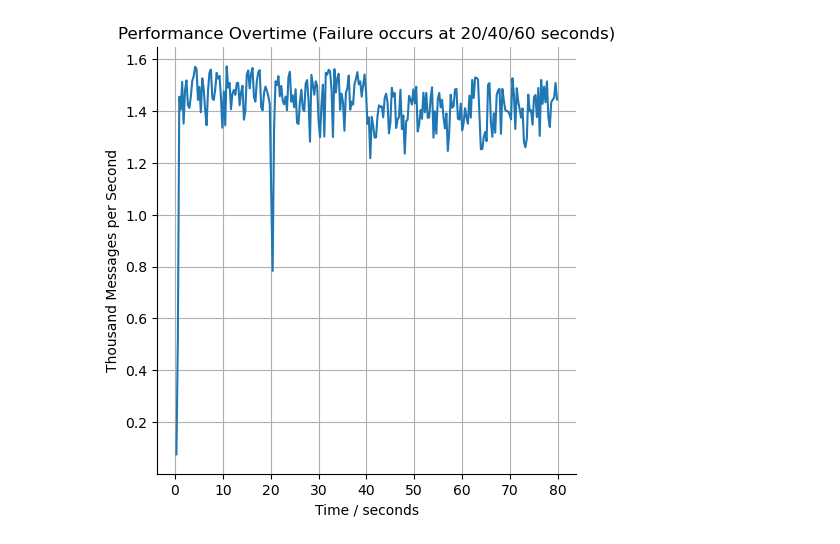
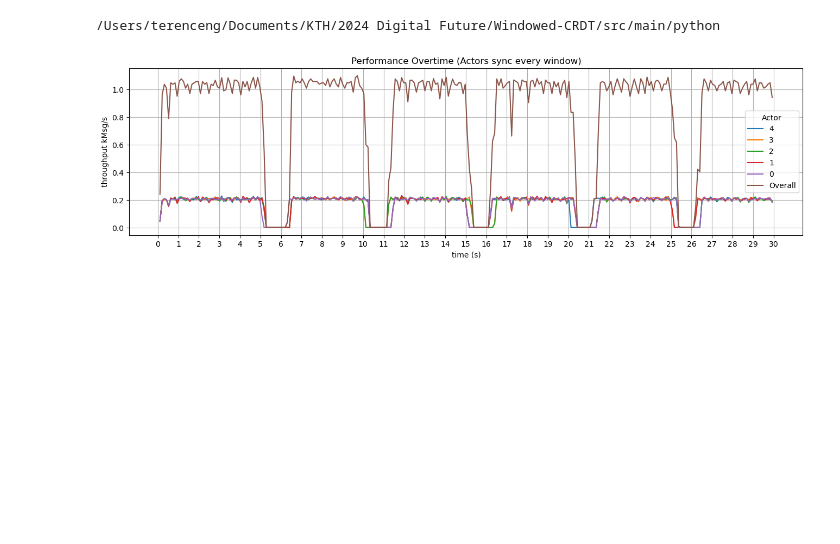
Before and after one commit to TerenceNg03/Windowed-CRDT, a Jupyter notebook: src/main/python/plotRec.ipynb, the cells around one changed output. Cells and saved outputs as stored; diff of their text form; code cells hidden in the pictures; blank space fills up the shorter version.

```diff
--- a/src/main/python/plotRec.ipynb
+++ b/src/main/python/plotRec.ipynb
@@ -38,9 +9,26 @@ df
-# %%
-sns.relplot(data=df, x="time",y ="mps",kind="line")
-plt.grid()
-plt.xlabel('Time / seconds')
-plt.ylabel('Thousand Messages per Second')
-plt.title('Performance Overtime (Failure occurs at 20/40/60 seconds)')
-plt.savefig('../../../target/RecFig.png')
-# %% [output]
-[figure, removed]
+# %%
+print(os.getcwd())
+with open('../../../target/RecMeasure.json') as f:
+    data = json.load(f)
+    for d in data:
+        mps = d['msgs']/d['duration']
+        d['mps'] = mps
+
+        d['time'] = d['time']/1000
+        d['actor'] = str(d['actor'])
+
+df = pd.DataFrame(data)
+df = df[["time", "actor", "mps"]]
+df = df.rename(columns={'actor': 'Actor'})
+# %% [output]
+/Users/terenceng/Documents/KTH/2024 Digital Future/Windowed-CRDT/src/main/python
+# %%
+ticks = np.unique(df['time'].values)
+l = []
+for tick in ticks:
+    l.append({
+        "time": tick,
+        "Actor": "Overall",
+        "mps": df.loc[df['time'] == tick]['mps'].sum()
+    })
+df = pd.concat([df, pd.DataFrame(l)])
@@ -46,0 +44,13 @@ plt.savefig('../../../target/RecFig.png')
+# %%
+fig, ax = plt.subplots(figsize=(16,4))
+sns.lineplot(data=df, x="time",y ="mps", hue="Actor", ax=ax)
+ax.grid()
+ax.set_xlabel('time (s)')
+ax.set_ylabel('throughput kMsg/s')
+ax.set_xticks(np.arange(0,31, 1))
+ax.title.set_text('Performance Overtime (Actors sync every window)')
+sns.move_legend(ax, "center right")
+plt.show()
+fig.savefig('../../../target/RecFigWait.png', dpi=300)
+# %% [output]
+[figure, added]
```
Also changed, not shown: parts of 4 cells of this notebook, 3 other files.
